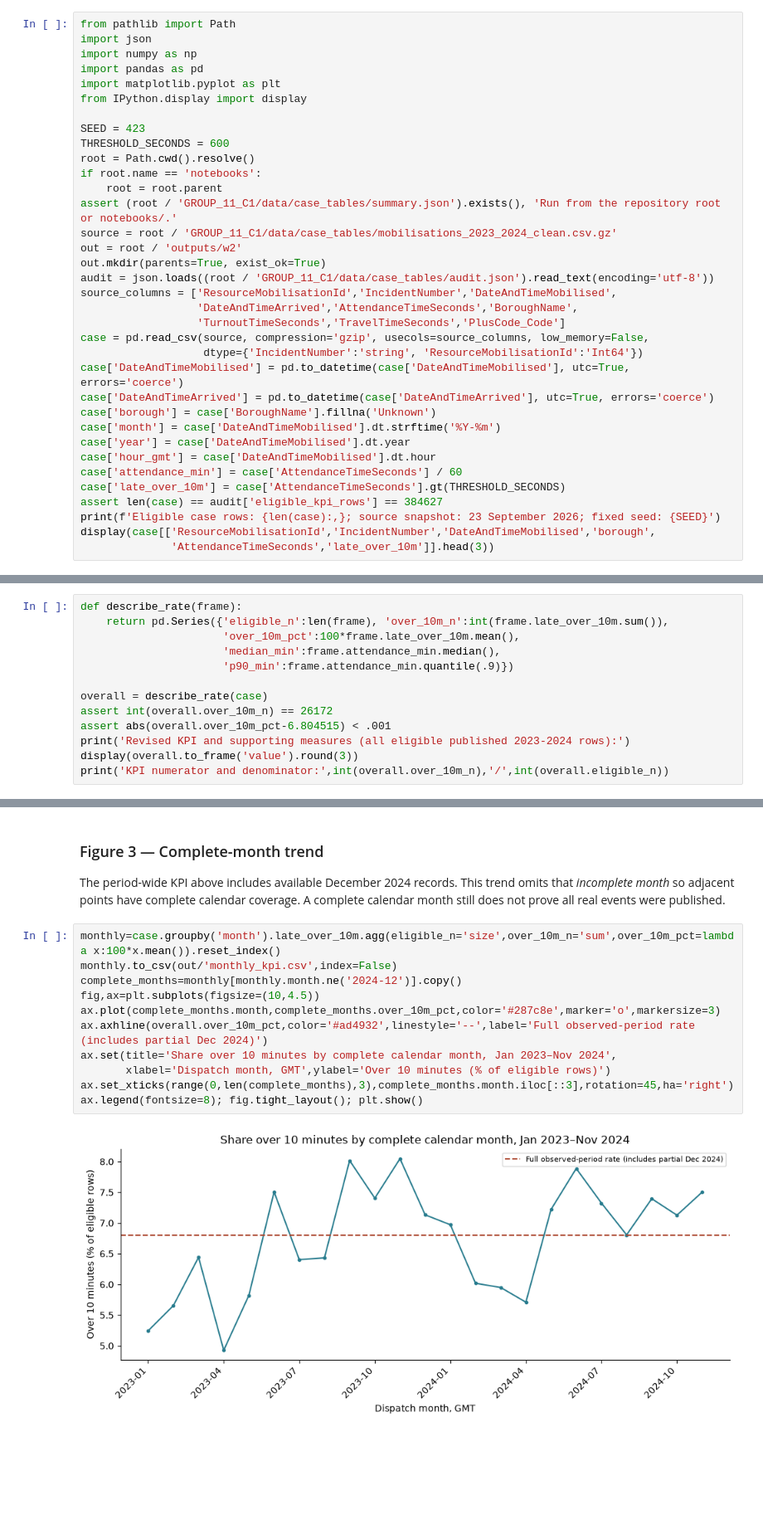
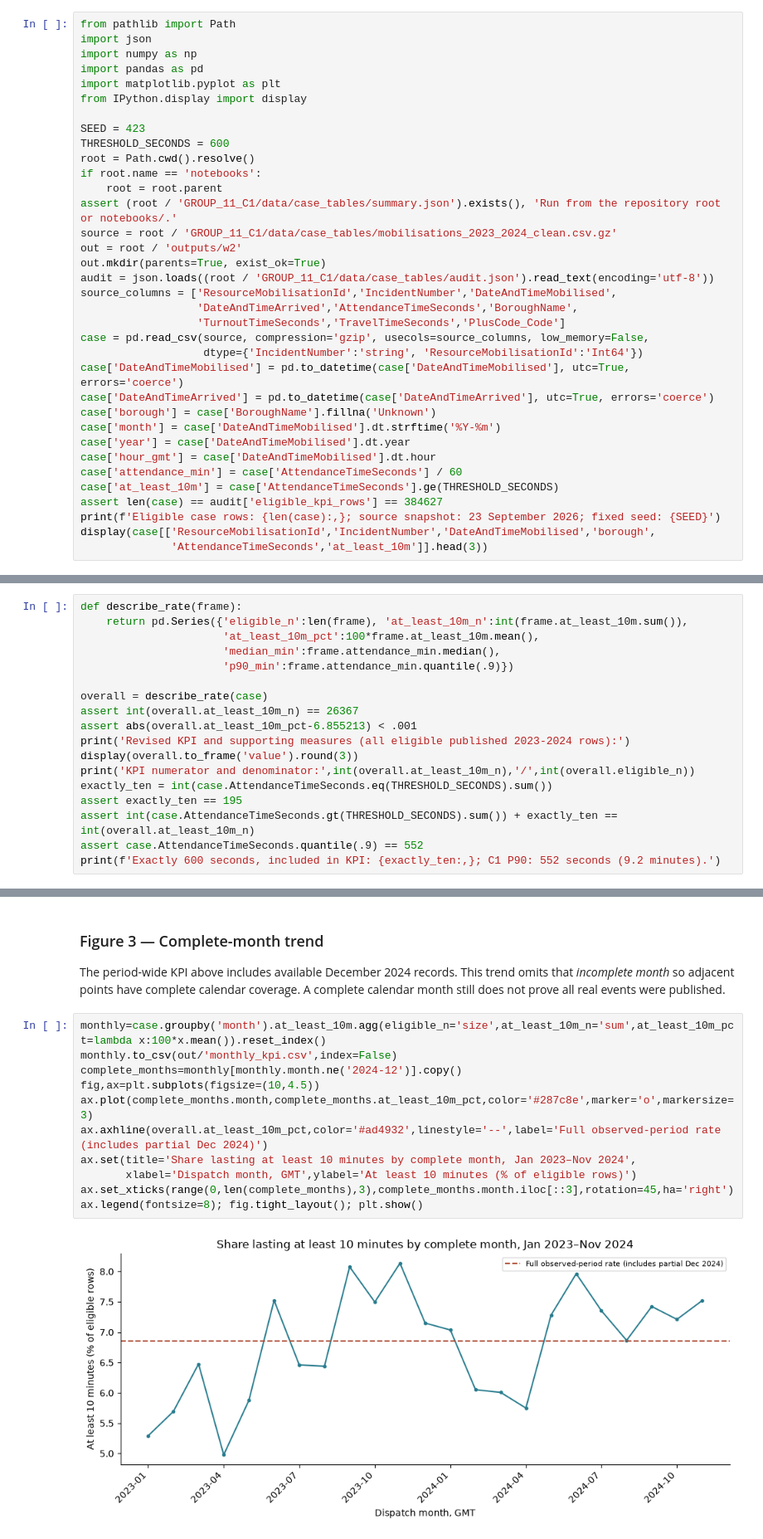
Before and after one commit to matiasudd/lfb-business-intelligence, a Jupyter notebook: notebooks/W2_project.ipynb, the cells around one changed output, grey strips where cells are left out. Shown at 83% size. Drawn from its saved outputs; the diff is of its cells as text; blank space fills up the shorter version.

```diff
--- a/notebooks/W2_project.ipynb
+++ b/notebooks/W2_project.ipynb
@@ -68,11 +68,11 @@ case['month'] = case['DateAndTimeMobilised'].dt.strftime('%Y-%m')
 case['year'] = case['DateAndTimeMobilised'].dt.year
 case['hour_gmt'] = case['DateAndTimeMobilised'].dt.hour
 case['attendance_min'] = case['AttendanceTimeSeconds'] / 60
-case['late_over_10m'] = case['AttendanceTimeSeconds'].gt(THRESHOLD_SECONDS)
+case['at_least_10m'] = case['AttendanceTimeSeconds'].ge(THRESHOLD_SECONDS)
 assert len(case) == audit['eligible_kpi_rows'] == 384627
 print(f'Eligible case rows: {len(case):,}; source snapshot: 23 September 2026; fixed seed: {SEED}')
 display(case[['ResourceMobilisationId','IncidentNumber','DateAndTimeMobilised','borough',
-              'AttendanceTimeSeconds','late_over_10m']].head(3))
+              'AttendanceTimeSeconds','at_least_10m']].head(3))
 # %% [output]
 Eligible case rows: 384,627; source snapshot: 23 September 2026; fixed seed: 423
 |  | ResourceMobilisationId | IncidentNumber | DateAndTimeMobilised | borough | AttendanceTimeSeconds | ... |
@@ -143,17 +143,22 @@ The missing final day and the 20-minute observed ceiling are source-coverage sig
 ## Results — revised EDA
 # %%
 def describe_rate(frame):
-    return pd.Series({'eligible_n':len(frame), 'over_10m_n':int(frame.late_over_10m.sum()),
-                      'over_10m_pct':100*frame.late_over_10m.mean(),
+    return pd.Series({'eligible_n':len(frame), 'at_least_10m_n':int(frame.at_least_10m.sum()),
+                      'at_least_10m_pct':100*frame.at_least_10m.mean(),
                       'median_min':frame.attendance_min.median(),
                       'p90_min':frame.attendance_min.quantile(.9)})
 
 overall = describe_rate(case)
-assert int(overall.over_10m_n) == 26172
-assert abs(overall.over_10m_pct-6.804515) < .001
+assert int(overall.at_least_10m_n) == 26367
+assert abs(overall.at_least_10m_pct-6.855213) < .001
 print('Revised KPI and supporting measures (all eligible published 2023-2024 rows):')
 display(overall.to_frame('value').round(3))
-print('KPI numerator and denominator:',int(overall.over_10m_n),'/',int(overall.eligible_n))
+print('KPI numerator and denominator:',int(overall.at_least_10m_n),'/',int(overall.eligible_n))
+exactly_ten = int(case.AttendanceTimeSeconds.eq(THRESHOLD_SECONDS).sum())
+assert exactly_ten == 195
+assert int(case.AttendanceTimeSeconds.gt(THRESHOLD_SECONDS).sum()) + exactly_ten == int(overall.at_least_10m_n)
+assert case.AttendanceTimeSeconds.quantile(.9) == 552
+print(f'Exactly 600 seconds, included in KPI: {exactly_ten:,}; C1 P90: 552 seconds (9.2 minutes).')
 # %% [output]
 Revised KPI and supporting measures (all eligible published 2023-2024 rows):
 |  | value |
@@ -210,18 +216,18 @@ Known-borough-only sensitivity: 25,593/383,339 = 6.676% (all eligible: 6.805%).
 ### Figure 3 — Complete-month trend
 The period-wide KPI above includes available December 2024 records. This trend omits that *incomplete month* so adjacent points have complete calendar coverage. A complete calendar month still does not prove all real events were published.
 # %%
-monthly=case.groupby('month').late_over_10m.agg(eligible_n='size',over_10m_n='sum',over_10m_pct=lambda x:100*x.mean()).reset_index()
+monthly=case.groupby('month').at_least_10m.agg(eligible_n='size',at_least_10m_n='sum',at_least_10m_pct=lambda x:100*x.mean()).reset_index()
 monthly.to_csv(out/'monthly_kpi.csv',index=False)
 complete_months=monthly[monthly.month.ne('2024-12')].copy()
 fig,ax=plt.subplots(figsize=(10,4.5))
-ax.plot(complete_months.month,complete_months.over_10m_pct,color='#287c8e',marker='o',markersize=3)
-ax.axhline(overall.over_10m_pct,color='#ad4932',linestyle='--',label='Full observed-period rate (includes partial Dec 2024)')
-ax.set(title='Share over 10 minutes by complete calendar month, Jan 2023–Nov 2024',
-       xlabel='Dispatch month, GMT',ylabel='Over 10 minutes (% of eligible rows)')
+ax.plot(complete_months.month,complete_months.at_least_10m_pct,color='#287c8e',marker='o',markersize=3)
+ax.axhline(overall.at_least_10m_pct,color='#ad4932',linestyle='--',label='Full observed-period rate (includes partial Dec 2024)')
+ax.set(title='Share lasting at least 10 minutes by complete month, Jan 2023–Nov 2024',
+       xlabel='Dispatch month, GMT',ylabel='At least 10 minutes (% of eligible rows)')
 ax.set_xticks(range(0,len(complete_months),3),complete_months.month.iloc[::3],rotation=45,ha='right')
 ax.legend(fontsize=8); fig.tight_layout(); plt.show()
 # %% [output]
-[figure, old version]
+[figure, new version]
 # %% [markdown]
 ### Figure 4 — Dispatch hour
 Each hourly rate pools the available 2023–2024 dispatch dates. Hour labels are GMT, not local daylight-saving time. A higher rate at an hour does not prove traffic or staffing caused it.
```
Also changed, not shown: parts of 12 cells of this notebook, 14 other files.
